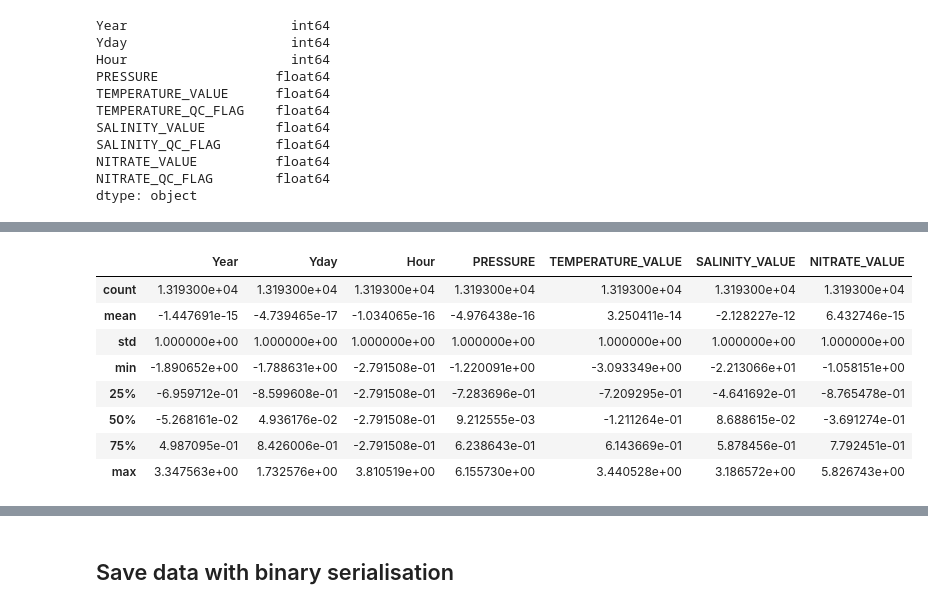
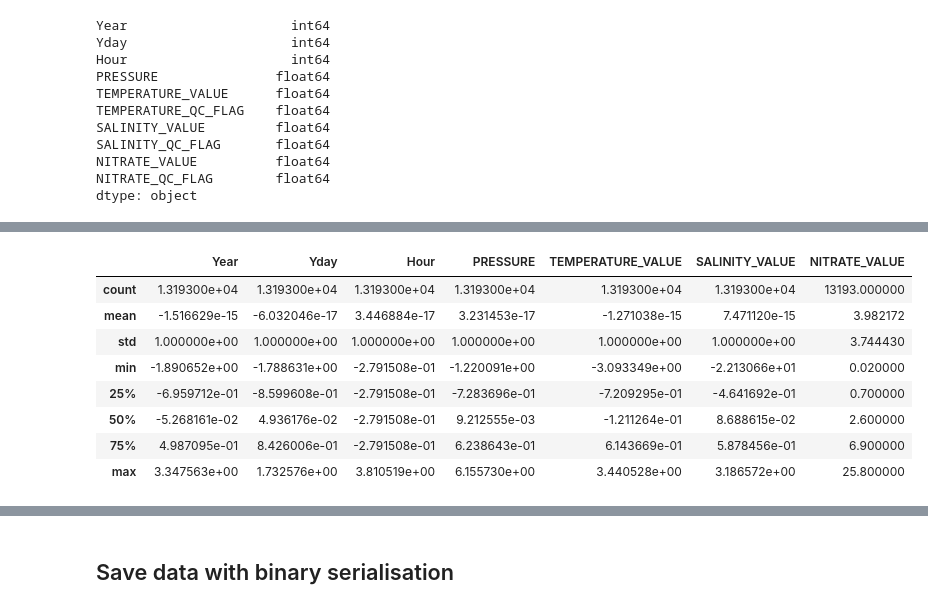
Before and after one commit to SteefanContractor/OceanML, a Jupyter notebook: script/data_preparation.ipynb, the cells around one changed output, grey strips where cells are left out. Cells and saved outputs as stored; diff of their text form; code cells hidden in the pictures.

```diff
--- a/script/data_preparation.ipynb
+++ b/script/data_preparation.ipynb
@@ -5,7 +5,7 @@ import matplotlib.pyplot as plt
 import seaborn as sns
 %matplotlib inline
 # %%
-rawdat = pd.read_csv("/home/z3289452/sci-maths-ocean/shared/PEOPLE/Steefan/Ship_data/NRSPHB_1953_2010.csv")
+rawdat = pd.read_csv("/srv/scratch/z3289452/OceanDataScience/Ship_data/NRSPHB_1953_2010.csv")
 # %%
 rawdat.columns
 # %% [output]
@@ -229,3 +229,9 @@ SALINITY_QC_FLAG       float64
 NITRATE_VALUE          float64
 NITRATE_QC_FLAG        float64
 dtype: object
+# %%
+stats = nitrate.describe()
+stats['NITRATE_VALUE']['mean'] = 0
+stats['NITRATE_VALUE']['std'] = 1
+stats = stats.transpose()
+stats
@@ -232,14 +250,14 @@ dtype: object
 # %%
-nitrate = (nitrate - nitrate.mean())/nitrate.std()
+nitrate = (nitrate - stats['mean'])/stats['std']
 nitrate.drop(columns=['TEMPERATURE_QC_FLAG','SALINITY_QC_FLAG','NITRATE_QC_FLAG'], inplace=True)
 nitrate.describe()
 # %% [output]
 |  | Year | Yday | Hour | PRESSURE | TEMPERATURE_VALUE | SALINITY_VALUE | NITRATE_VALUE |
-| count | 1.319300e+04 | 1.319300e+04 | 1.319300e+04 | 1.319300e+04 | 1.319300e+04 | 1.319300e+04 | 1.319300e+04 |
-| mean | -1.447691e-15 | -4.739465e-17 | -1.034065e-16 | -4.976438e-16 | 3.250411e-14 | -2.128227e-12 | 6.432746e-15 |
-| std | 1.000000e+00 | 1.000000e+00 | 1.000000e+00 | 1.000000e+00 | 1.000000e+00 | 1.000000e+00 | 1.000000e+00 |
-| min | -1.890652e+00 | -1.788631e+00 | -2.791508e-01 | -1.220091e+00 | -3.093349e+00 | -2.213066e+01 | -1.058151e+00 |
-| 25% | -6.959712e-01 | -8.599608e-01 | -2.791508e-01 | -7.283696e-01 | -7.209295e-01 | -4.641692e-01 | -8.765478e-01 |
-| 50% | -5.268161e-02 | 4.936176e-02 | -2.791508e-01 | 9.212555e-03 | -1.211264e-01 | 8.688615e-02 | -3.691274e-01 |
-| 75% | 4.987095e-01 | 8.426006e-01 | -2.791508e-01 | 6.238643e-01 | 6.143669e-01 | 5.878456e-01 | 7.792451e-01 |
-| max | 3.347563e+00 | 1.732576e+00 | 3.810519e+00 | 6.155730e+00 | 3.440528e+00 | 3.186572e+00 | 5.826743e+00 |
+| count | 1.319300e+04 | 1.319300e+04 | 1.319300e+04 | 1.319300e+04 | 1.319300e+04 | 1.319300e+04 | 13193.000000 |
+| mean | -1.516629e-15 | -6.032046e-17 | 3.446884e-17 | 3.231453e-17 | -1.271038e-15 | 7.471120e-15 | 3.982172 |
+| std | 1.000000e+00 | 1.000000e+00 | 1.000000e+00 | 1.000000e+00 | 1.000000e+00 | 1.000000e+00 | 3.744430 |
+| min | -1.890652e+00 | -1.788631e+00 | -2.791508e-01 | -1.220091e+00 | -3.093349e+00 | -2.213066e+01 | 0.020000 |
+| 25% | -6.959712e-01 | -8.599608e-01 | -2.791508e-01 | -7.283696e-01 | -7.209295e-01 | -4.641692e-01 | 0.700000 |
+| 50% | -5.268161e-02 | 4.936176e-02 | -2.791508e-01 | 9.212555e-03 | -1.211264e-01 | 8.688615e-02 | 2.600000 |
+| 75% | 4.987095e-01 | 8.426006e-01 | -2.791508e-01 | 6.238643e-01 | 6.143669e-01 | 5.878456e-01 | 6.900000 |
+| max | 3.347563e+00 | 1.732576e+00 | 3.810519e+00 | 6.155730e+00 | 3.440528e+00 | 3.186572e+00 | 25.800000 |
```
Also changed, not shown: parts of 8 cells of this notebook, 4 other files.
